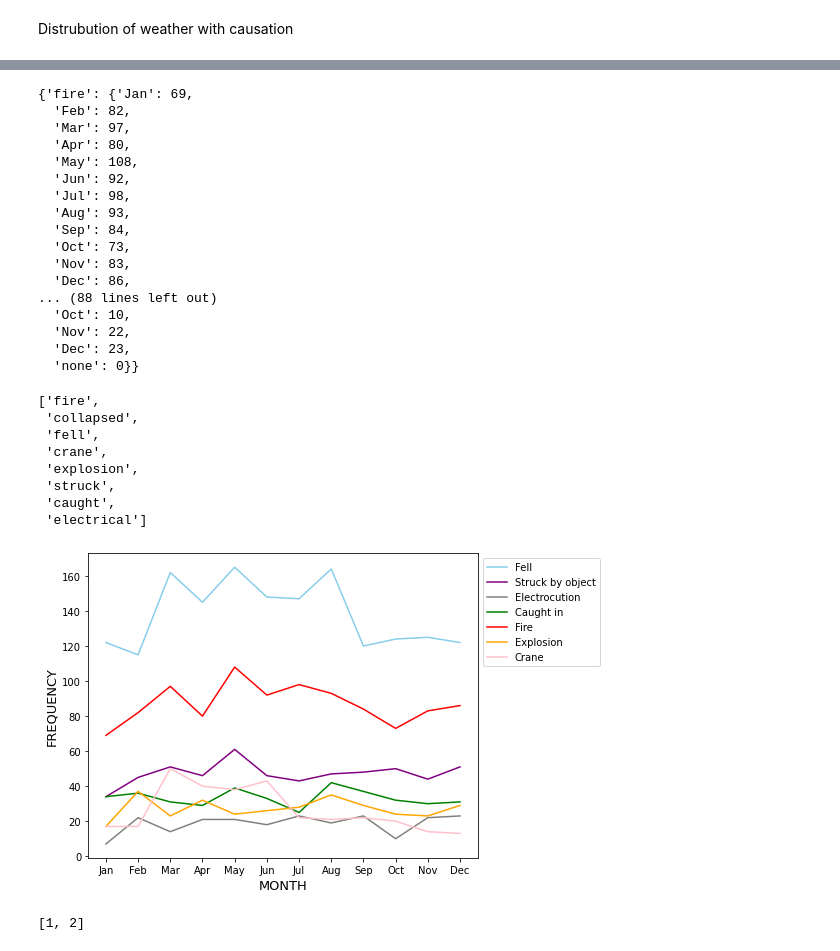
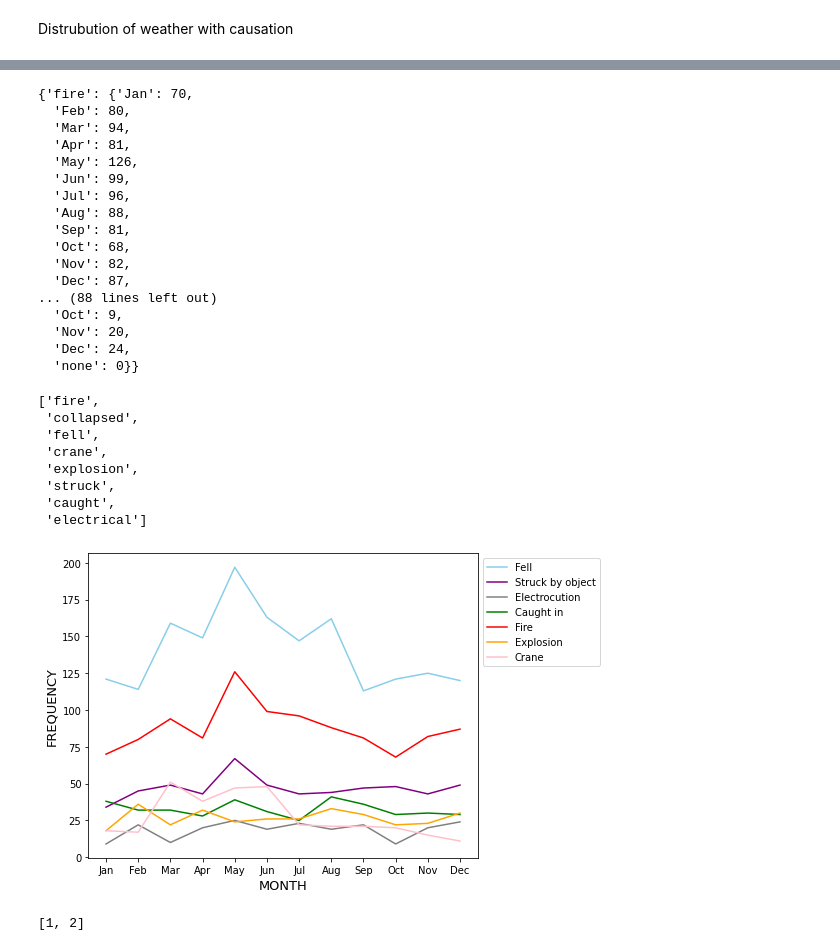
Before and after one commit to philz0918/Construction_analysis, a Jupyter notebook: webcrawling_prediction.ipynb, the cells around one changed output, grey strips where cells are left out. Drawn from its saved outputs; the diff is of its cells as text; code cells hidden in the pictures.

```diff
--- a/webcrawling_prediction.ipynb
+++ b/webcrawling_prediction.ipynb
@@ -19,10 +19,10 @@ random.seed(50)
 # %%
 #main sourcde url
 #construction accident -> search keyword
-m_url ="https://www.nytimes.com/search?dropmab=false&endDate=20191231&query=%22construction%22%20accident&sort=newest&startDate=20000101"
+#m_url ="https://www.nytimes.com/search?dropmab=false&endDate=20191231&query=%22construction%22%20accident&sort=newest&startDate=20000101"
 #m_url ="https://www.nytimes.com/search?dropmab=false&endDate=20140702&query=%22construction%22%20accident&sort=newest&startDate=20000101"
 #m_url = "https://www.nytimes.com/search?dropmab=false&endDate=20100207&query=%22construction%22%20accident&sort=newest&startDate=20000101"
-#m_url = "https://www.nytimes.com/search?dropmab=false&endDate=20070626&query=%22construction%22%20accident&sort=newest&startDate=20000101"
+m_url = "https://www.nytimes.com/search?dropmab=false&endDate=20070626&query=%22construction%22%20accident&sort=newest&startDate=20000101"
 #m_url = "https://www.nytimes.com/search?dropmab=false&endDate=20040524&query=%22construction%22%20accident&sort=newest&startDate=20000101"
 #m_url ="https://www.nytimes.com/search?dropmab=false&endDate=20000605&query=%22construction%22%20accident&sort=newest&startDate=20000101"
 # %%
@@ -192,7 +214,9 @@ def scraping(source_link):
         titles.append(title)
     return bodies, datelist, titles
 # %%
-#body, date, title = scraping(new_f)
+#take a lot of time,, so run the code seperately
+
+body, date, title = scraping(new_f)
 #g_body = body
 #g_date = date
 #g_title = title
@@ -213,9 +237,9 @@ def scraping(source_link):
 #e_date = date
 #e_title = title
 
-#f_body = body
-#f_date = date
-#f_title = title
+f_body = body
+f_date = date
+f_title = title
 # %%
 date_list = [g_date,b_date,c_date,d_date,e_date,f_date]
 body_list = [g_body,b_body,c_body,d_body,e_body,f_body]
@@ -234,3 +267,10 @@ df_nyt = pd.DataFrame(final_set, columns =["date", "title", "body"])
+# %%
+final_set = {}
+final_set['date'] = [date]
+final_set['title'] = [title]
+final_set['body'] = [body]
+
+df_nyt = pd.DataFrame(final_set, columns =["date", "title", "body"])
 # %% [markdown]
 ### Start Tokenize words with nltk
 # %%
@@ -379,7 +419,7 @@ freq_dict['crane'] = cnt_crane
 freq_dict['explosion'] = cnt_explosion
 freq_dict['struck'] = cnt_struck
 freq_dict['caught'] = cnt_caught
-freq_dict['electrical'] = cnt_electronical
+freq_dict['electrical'] = cnt_electrical
 
 
 print(freq_dict)
@@ -1193,22 +1203,22 @@ cause_set['fell'].update(f_origin)
 # %%
 cause_set
 # %% [output]
-{'fire': {'Jan': 69,
-  'Feb': 82,
-  'Mar': 97,
-  'Apr': 80,
-  'May': 108,
-  'Jun': 92,
-  'Jul': 98,
-  'Aug': 93,
-  'Sep': 84,
-  'Oct': 73,
-  'Nov': 83,
-  'Dec': 86,
+{'fire': {'Jan': 70,
+  'Feb': 80,
+  'Mar': 94,
+  'Apr': 81,
+  'May': 126,
+  'Jun': 99,
+  'Jul': 96,
+  'Aug': 88,
+  'Sep': 81,
+  'Oct': 68,
+  'Nov': 82,
+  'Dec': 87,
 ... (88 lines left out)
-  'Oct': 10,
-  'Nov': 22,
-  'Dec': 23,
+  'Oct': 9,
+  'Nov': 20,
+  'Dec': 24,
   'none': 0}}
 # %%
 causation
@@ -1224,36 +1234,39 @@ causation
 # %%
 
 
 
 fig, ax = plt.subplots(figsize=(8,5))
 #plt.plot(list(cause_set['collapsed'].keys())[:-1], list(cause_set['collapsed'].values())[:-1], color = 'red',label="collapsed")
 ax.plot(list(cause_set['fell'].keys())[:-1],list(cause_set['fell'].values())[:-1],color ='skyblue', label ="Fell")
 ax.plot(list(cause_set['struck'].keys())[:-1],list(cause_set['struck'].values())[:-1],color ='purple', label ="Struck by object")
 ax.plot(list(cause_set['electrical'].keys())[:-1], list(cause_set['electrical'].values())[:-1],color = "gray", label = 'Electrocution')
 ax.plot(list(cause_set['caught'].keys())[:-1],list(cause_set['caught'].values())[:-1],color ='green', label ="Caught in")
 ax.plot(list(cause_set['fire'].keys())[:-1],list(cause_set['fire'].values())[:-1],color ='red', label = "Fire")
 ax.plot(list(cause_set['explosion'].keys())[:-1],list(cause_set['explosion'].values())[:-1],color ='orange', label ="Explosion")
 ax.plot(list(cause_set['crane'].keys())[:-1],list(cause_set['crane'].values())[:-1],color ='pink', label ="Crane")
 
-maxmin={}
+#maxmin={}
 
-for i in range(len(causation)) :
-    a = list(cause_set[i].values()[:-1])
-    maxmin[i] =max(a)
-    maxmin[i] =min(a)
+#for i in causation :
+#    i  = str(i)
+#    a = list(cause_set[i].values()[:-1])
+#    maxmin[i] =max(a)
+#    maxmin[i] =min(a)
+
+
 #plt.ylim(0,120)
 
 
 
 plt.xlabel("MONTH",fontsize = 13)
 plt.ylabel("FREQUENCY", fontsize = 13)
 plt.xticks(list(dist_month.keys())[:-1])
 #plt.title('causation comparison')
 plt.legend(bbox_to_anchor=(1.0,1.0), loc='upper left')
 plt.tight_layout()
-plt.savefig('Figure/prediction/causation_comparison_by_month.jpeg',dpi=300)
+#plt.savefig('Figure/prediction/causation_comparison_by_month.jpeg',dpi=300)
 # %% [output]
-[figure, old version]
+[figure, new version]
 # %%
 a = [1,2,3]
 # %%
```
Also changed, not shown: parts of 47 cells of this notebook, 19 other files.
